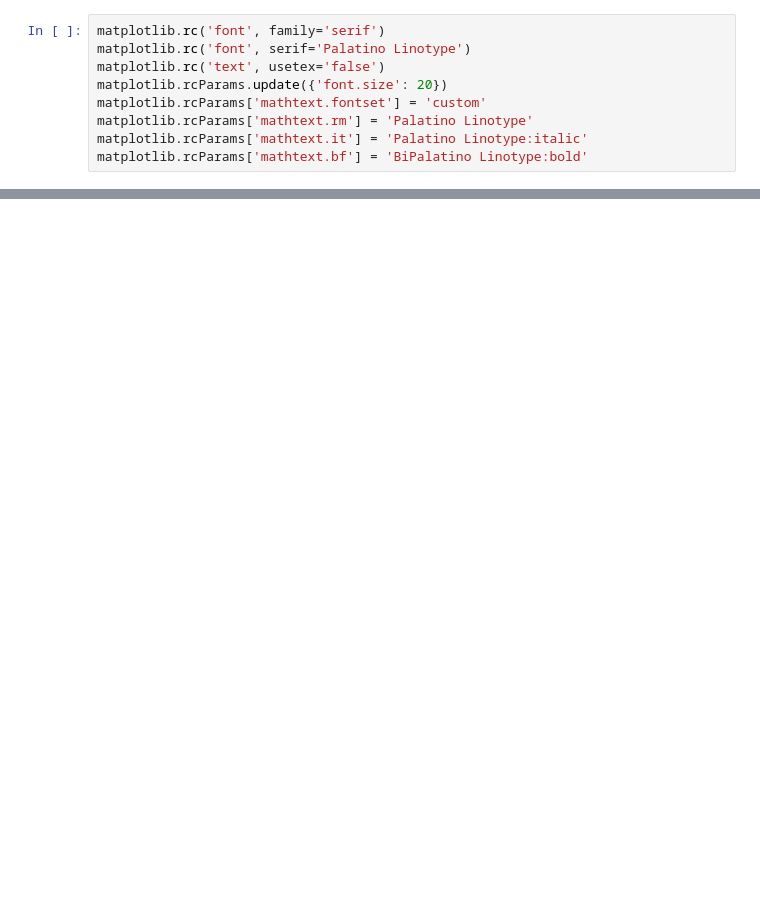
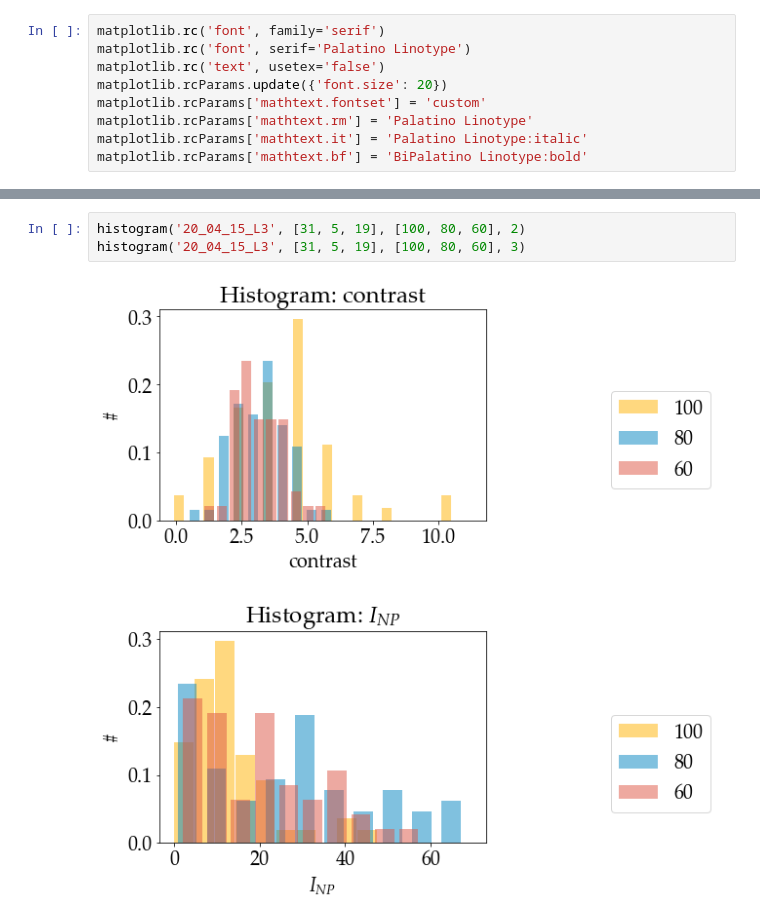
Before and after one commit to Yennda/spr_microscopy, a Jupyter notebook: jup_distributions_of_nps.ipynb, the cells around one changed output, grey strips where cells are left out. Saved outputs shown, nothing was run; the diff lists cells and outputs as text; blank space fills up the shorter version.

```diff
--- a/jup_distributions_of_nps.ipynb
+++ b/jup_distributions_of_nps.ipynb
@@ -58,0 +71,6 @@ _ = ax.hist(
+# %%
+histogram('20_04_15_L3', [31, 5, 19], [100, 80, 60], 2)
+histogram('20_04_15_L3', [31, 5, 19], [100, 80, 60], 3)
+# %% [output]
+[figure, added]
+[figure, added]
```
Also changed, not shown: parts of 7 cells of this notebook, 3 other files.
